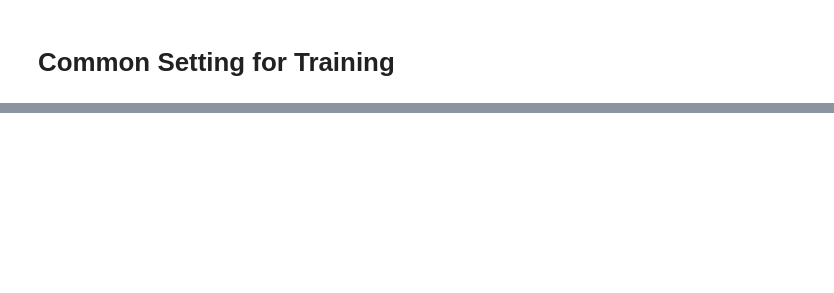
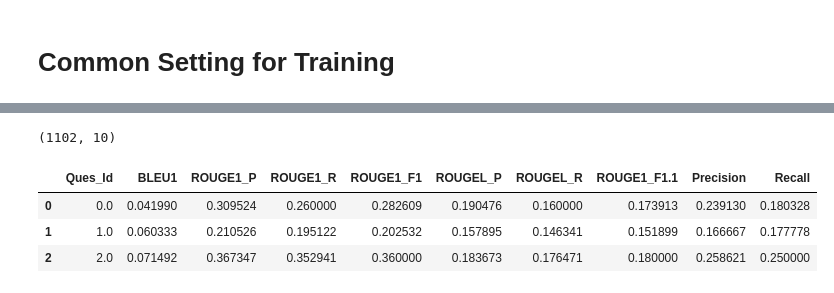
Before and after one commit to dasarpai/HBQA, a Jupyter notebook: 09_1_HBQA_ZeroShot.ipynb, the cells around one changed output, grey strips where cells are left out. Saved outputs shown, nothing was run; the diff lists cells and outputs as text; code cells hidden in the pictures; blank space fills up the shorter version.

```diff
--- a/09_1_HBQA_ZeroShot.ipynb
+++ b/09_1_HBQA_ZeroShot.ipynb
@@ -6,6 +11,13 @@
 - DistilBERT
 - RoBERTa
 - Llama2 (with PEFT & LoRA)
+# %%
+predmodels_list = {"0" :"T5:t5", "1" : "Flan-T5:flant5", "2":"GPT2:gpt2","3":"DistilBERT:distilbert",
+                   "4":"RoBERTa:roberta","5":"Llama2:llama2", "6":"BERTSquad:bert"}
+
+predict_now=True
+embed_now=True
+compute_metrics_now=True
 # %% [markdown]
 # Install Necessary Libararies
 # %%
@@ -498,0 +206,4 @@ def calculate_cosine(row):
+# %%
+predmodel_name = predmodels_list['6'].split(':')[1]
+print(predmodel_name)
+tokenizer, model = load_model(predmodel_name)
@@ -498,0 +493,10 @@ def calculate_cosine(row):
+# %%
+df_metrics = pd.read_csv(datapath + '09.12-' + predmodel_name +'Predicted_Ans_Score.csv')
+print(df_metrics.shape)
+df_metrics.head(3)
+# %% [output]
+(1102, 10)
+|  | Ques_Id | BLEU1 | ROUGE1_P | ROUGE1_R | ROUGE1_F1 | ROUGEL_P | ROUGEL_R | ROUGE1_F1.1 | Precision | Recall |
+| 0 | 0.0 | 0.041990 | 0.309524 | 0.260000 | 0.282609 | 0.190476 | 0.160000 | 0.173913 | 0.239130 | 0.180328 |
+| 1 | 1.0 | 0.060333 | 0.210526 | 0.195122 | 0.202532 | 0.157895 | 0.146341 | 0.151899 | 0.166667 | 0.177778 |
+| 2 | 2.0 | 0.071492 | 0.367347 | 0.352941 | 0.360000 | 0.183673 | 0.176471 | 0.180000 | 0.258621 | 0.250000 |
```
Also changed, not shown: parts of 81 cells of this notebook, 1 other file.
